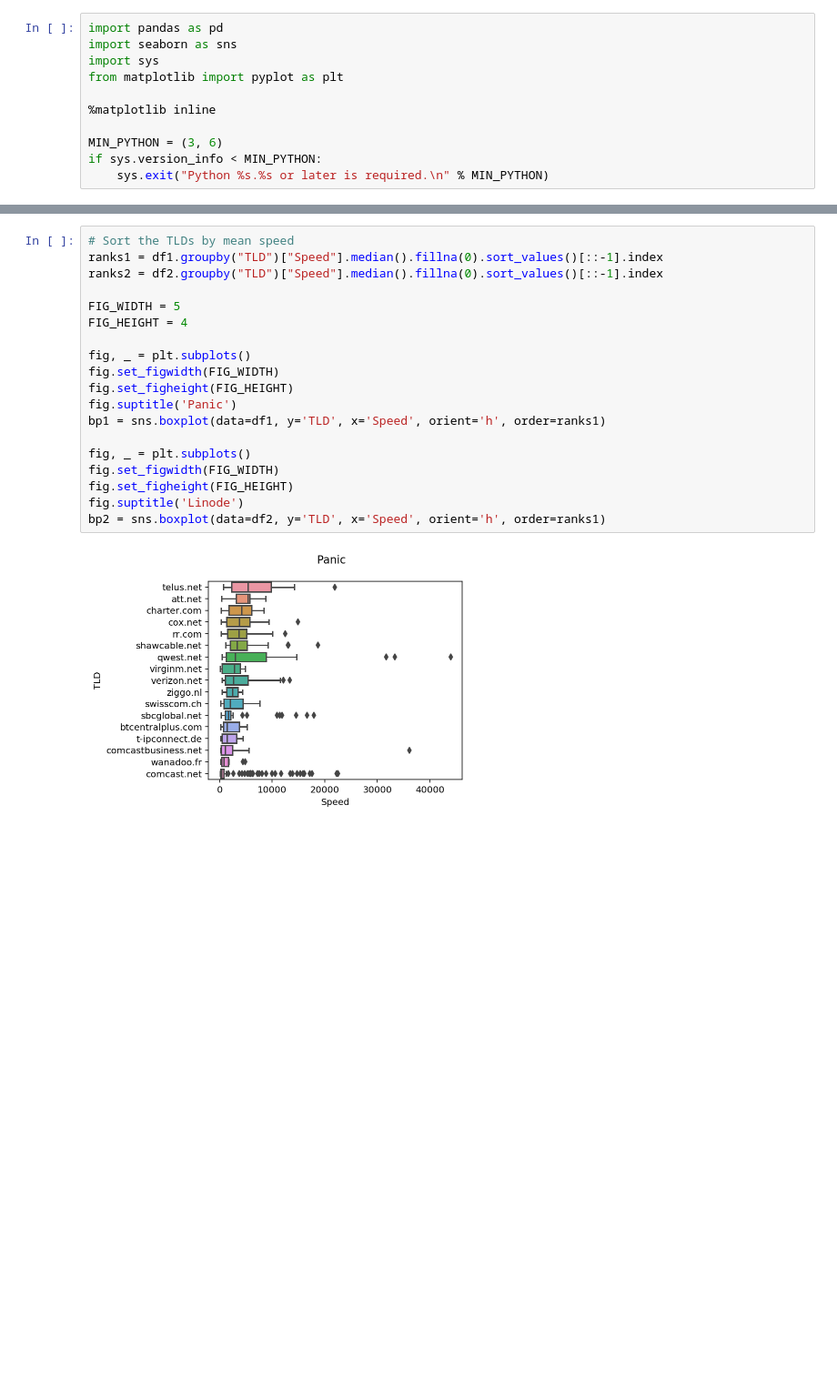
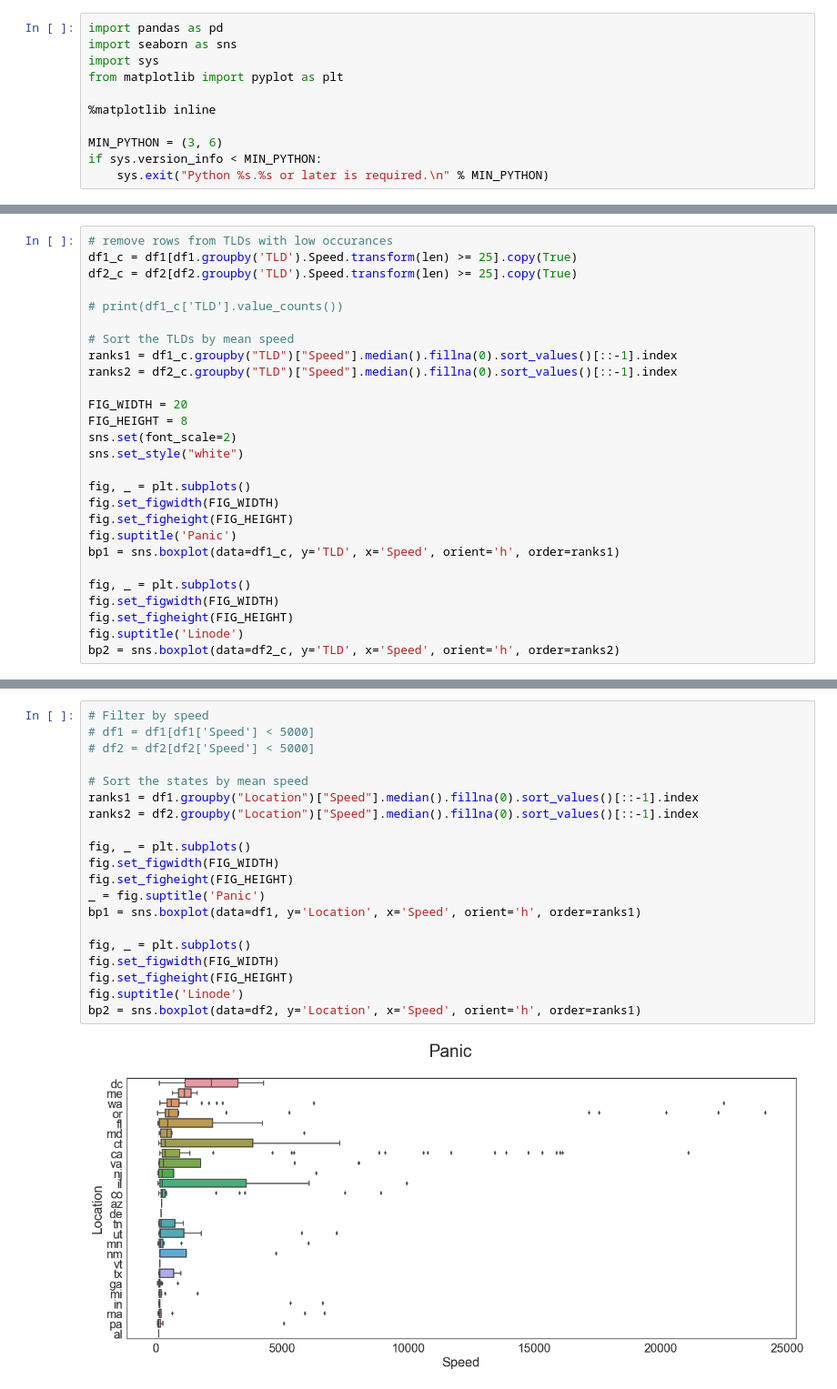
Before and after one commit to panicinc/speed_mystery, a Jupyter notebook: main.ipynb, the cells around one changed output, grey strips where cells are left out. Shown: that part at 91% size. Cells and saved outputs as stored; diff of their text form; blank space fills up the shorter version.

Commit message:
Added data and more graphs

```diff
--- a/main.ipynb
+++ b/main.ipynb
@@ -47,0 +27,27 @@ Name: TLD, dtype: int64
+# %%
+# remove rows from TLDs with low occurances
+df1_c = df1[df1.groupby('TLD').Speed.transform(len) >= 25].copy(True)
+df2_c = df2[df2.groupby('TLD').Speed.transform(len) >= 25].copy(True)
+
+# print(df1_c['TLD'].value_counts())
+
+# Sort the TLDs by mean speed
+ranks1 = df1_c.groupby("TLD")["Speed"].median().fillna(0).sort_values()[::-1].index
+ranks2 = df2_c.groupby("TLD")["Speed"].median().fillna(0).sort_values()[::-1].index
+
+FIG_WIDTH = 20
+FIG_HEIGHT = 8
+sns.set(font_scale=2)
+sns.set_style("white")
+
+fig, _ = plt.subplots()
+fig.set_figwidth(FIG_WIDTH)
+fig.set_figheight(FIG_HEIGHT)
+fig.suptitle('Panic')
+bp1 = sns.boxplot(data=df1_c, y='TLD', x='Speed', orient='h', order=ranks1)
+
+fig, _ = plt.subplots()
+fig.set_figwidth(FIG_WIDTH)
+fig.set_figheight(FIG_HEIGHT)
+fig.suptitle('Linode')
+bp2 = sns.boxplot(data=df2_c, y='TLD', x='Speed', orient='h', order=ranks2)
@@ -48,21 +72,22 @@ Name: TLD, dtype: int64
 # %%
-# Sort the TLDs by mean speed
-ranks1 = df1.groupby("TLD")["Speed"].median().fillna(0).sort_values()[::-1].index
-ranks2 = df2.groupby("TLD")["Speed"].median().fillna(0).sort_values()[::-1].index
+# Filter by speed
+# df1 = df1[df1['Speed'] < 5000]
+# df2 = df2[df2['Speed'] < 5000]
 
-FIG_WIDTH = 5
-FIG_HEIGHT = 4
+# Sort the states by mean speed
+ranks1 = df1.groupby("Location")["Speed"].median().fillna(0).sort_values()[::-1].index
+ranks2 = df2.groupby("Location")["Speed"].median().fillna(0).sort_values()[::-1].index
 
 fig, _ = plt.subplots()
 fig.set_figwidth(FIG_WIDTH)
 fig.set_figheight(FIG_HEIGHT)
-fig.suptitle('Panic')
-bp1 = sns.boxplot(data=df1, y='TLD', x='Speed', orient='h', order=ranks1)
+_ = fig.suptitle('Panic')
+bp1 = sns.boxplot(data=df1, y='Location', x='Speed', orient='h', order=ranks1)
 
 fig, _ = plt.subplots()
 fig.set_figwidth(FIG_WIDTH)
 fig.set_figheight(FIG_HEIGHT)
 fig.suptitle('Linode')
-bp2 = sns.boxplot(data=df2, y='TLD', x='Speed', orient='h', order=ranks1)
+bp2 = sns.boxplot(data=df2, y='Location', x='Speed', orient='h', order=ranks1)
 # %% [output]
-[figure, old version]
+[figure, new version]
```
Also changed, not shown: parts of 6 cells of this notebook, 2 other files.
